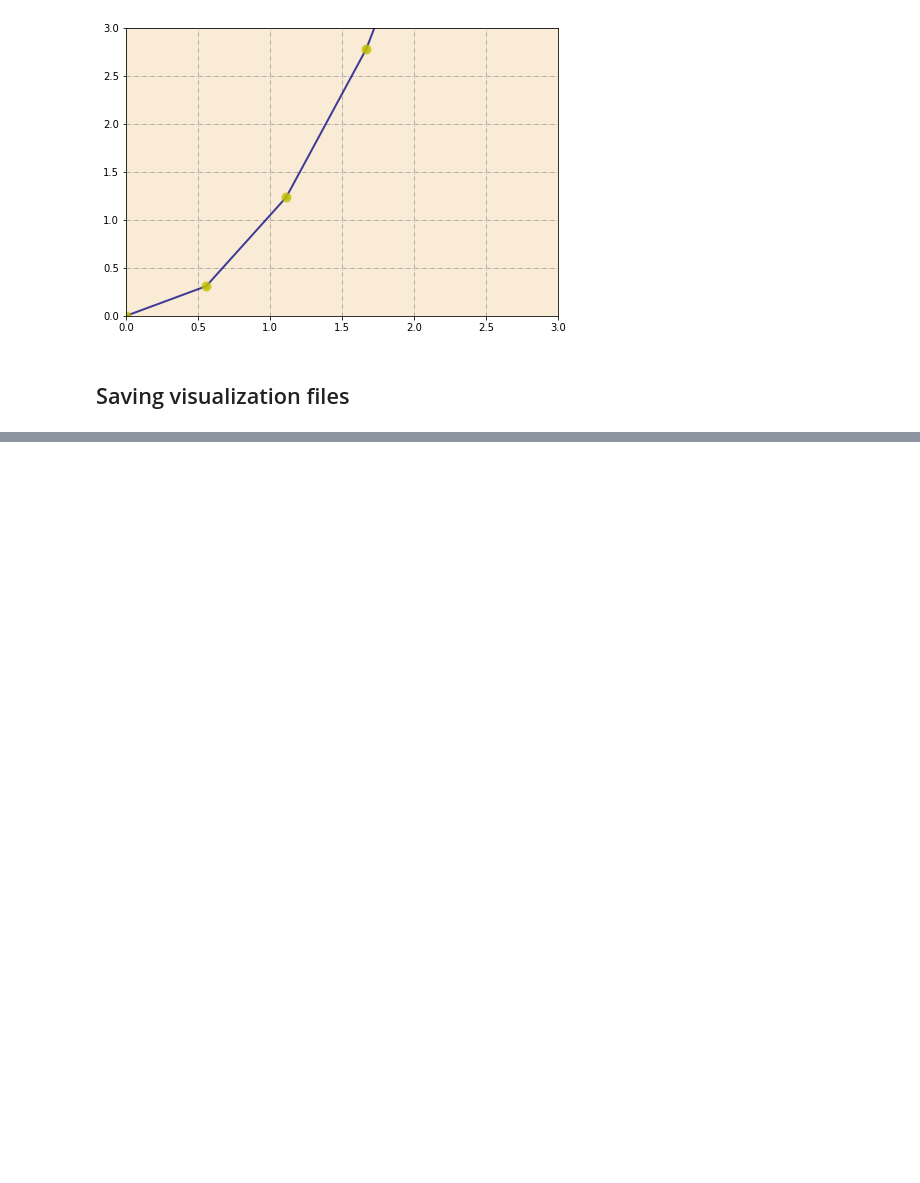
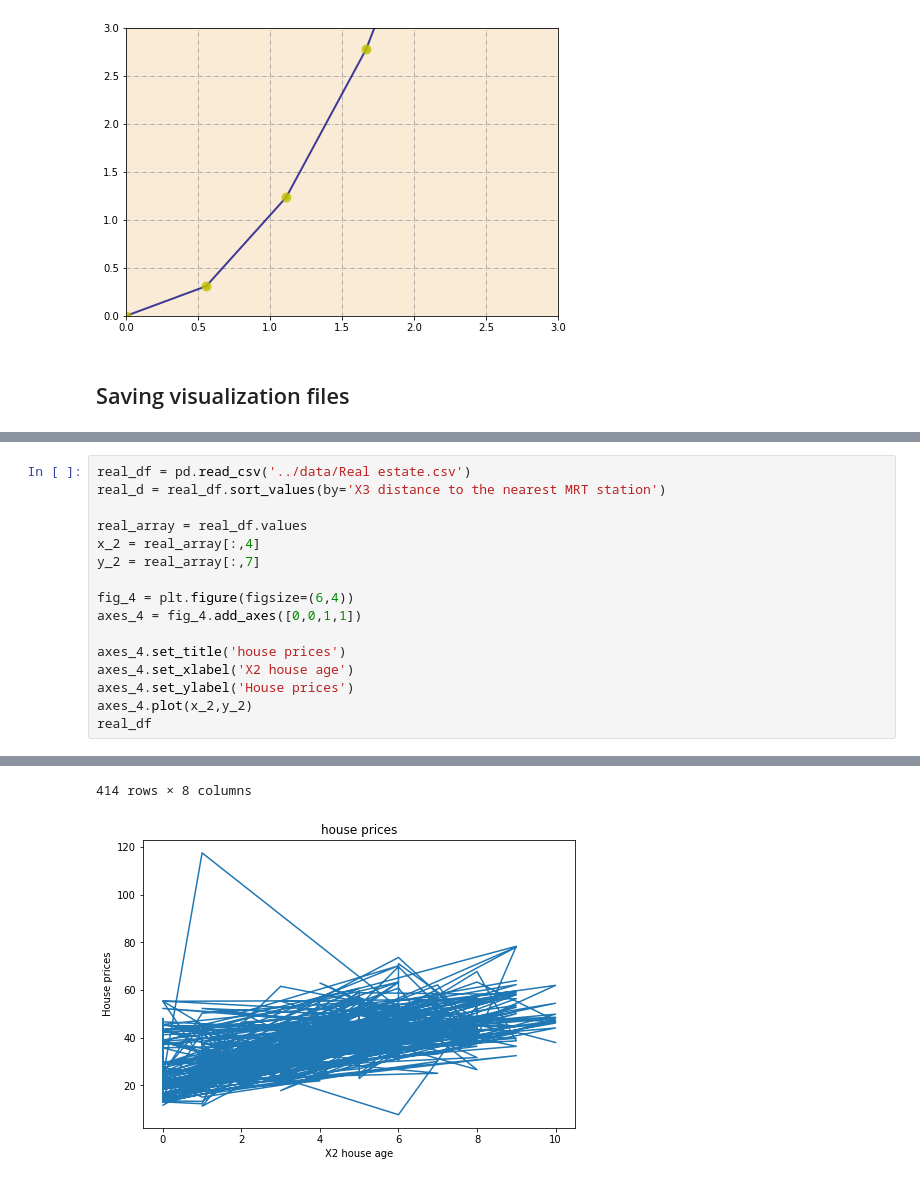
Before and after one commit to ron93/stack_overflow, a Jupyter notebook: matplotlib/matplotlib Tutorial.ipynb, the cells around one changed output, grey strips where cells are left out. Saved outputs shown, nothing was run; the diff lists cells and outputs as text; blank space fills up the shorter version.

```diff
--- a/matplotlib/matplotlib Tutorial.ipynb
+++ b/matplotlib/matplotlib Tutorial.ipynb
@@ -98,0 +109,17 @@ fig_3.savefig(3rd_plot)
+# %%
+real_df = pd.read_csv('../data/Real estate.csv')
+real_d = real_df.sort_values(by='X3 distance to the nearest MRT station')
+
+real_array = real_df.values
+x_2 = real_array[:,4]
+y_2 = real_array[:,7]
+
+fig_4 = plt.figure(figsize=(6,4))
+axes_4 = fig_4.add_axes([0,0,1,1])
+
+axes_4.set_title('house prices')
+axes_4.set_xlabel('X2 house age')
+axes_4.set_ylabel('House prices')
+axes_4.plot(x_2,y_2)
+real_df
+# %% [output]
@@ -98,0 +138,2 @@ fig_3.savefig(3rd_plot)
+414 rows × 8 columns
+[figure, added]
```
Also changed, not shown: parts of 4 cells of this notebook, 1 other file.
